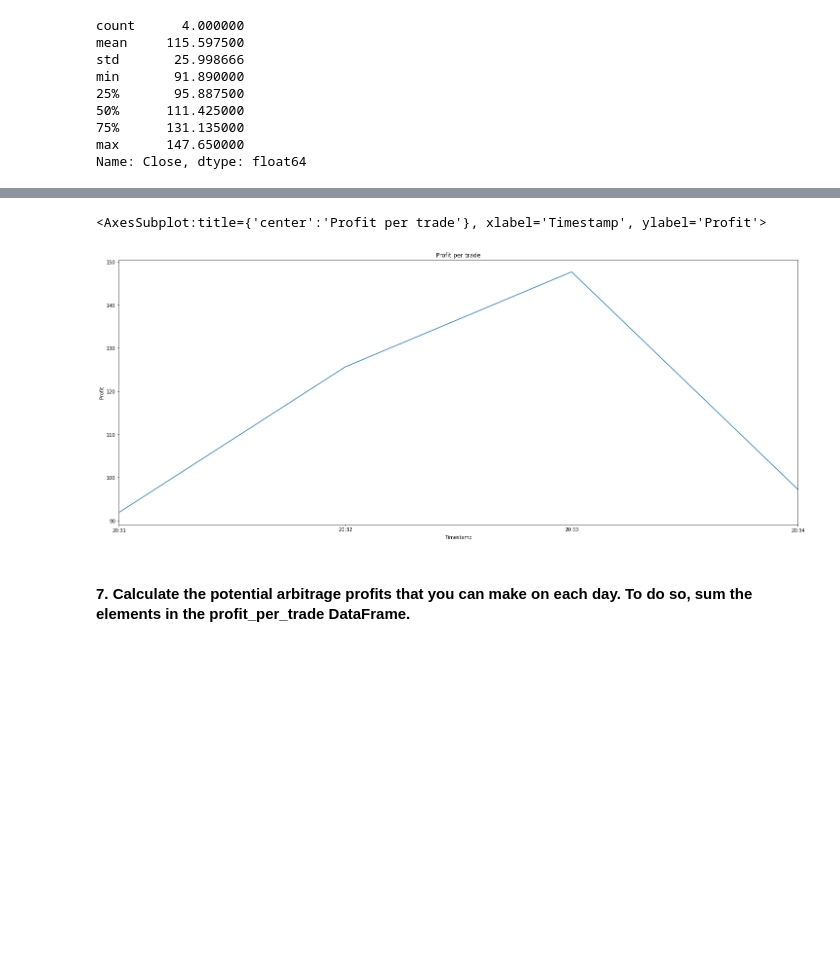
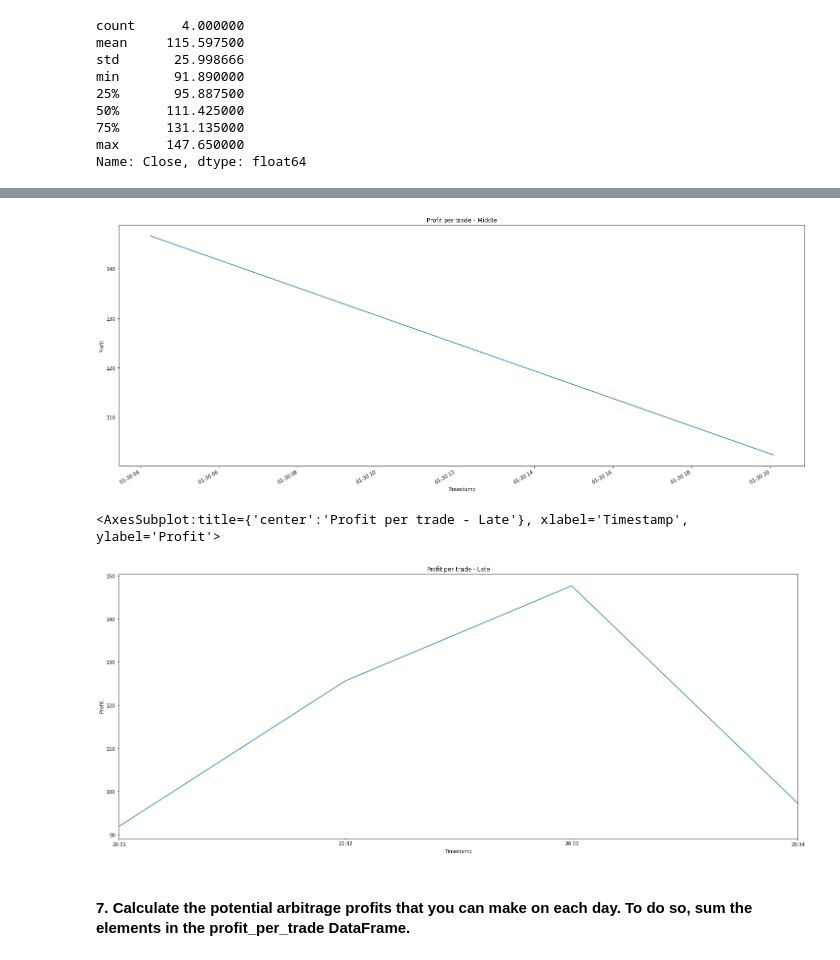
Before and after one commit to mimisull/Challenge-3, a Jupyter notebook: crypto_arbitrage.ipynb, the cells around one changed output, grey strips where cells are left out. Cells and saved outputs as stored; diff of their text form; code cells hidden in the pictures; blank space fills up the shorter version.

```diff
--- a/crypto_arbitrage.ipynb
+++ b/crypto_arbitrage.ipynb
@@ -700,3 +696,3 @@ profit_per_trade_early.plot(kind=("line"), ylabel='Profit', title='Profit per tr
 # %%
-profit_per_trade_middle.plot(kind=("line"), ylabel='Profit', title='Profit per trade', figsize=(25, 10)
+profit_per_trade_middle.plot(kind=("line"), ylabel='Profit', title='Profit per trade - Middle', figsize=(25, 10))
 # %% [output]
@@ -704,7 +700,8 @@ SyntaxError: unexpected EOF while parsing (Temp/ipykernel_12828/3794495162.py, l
+[figure, added]
 # %%
-profit_per_trade_late.plot(kind=("line"), ylabel='Profit', title='Profit per trade', figsize=(25, 10))
+profit_per_trade_late.plot(kind=("line"), ylabel='Profit', title='Profit per trade - Late', figsize=(25, 10))
 # %% [output]
-<AxesSubplot:title={'center':'Profit per trade'}, xlabel='Timestamp', ylabel='Profit'>
+<AxesSubplot:title={'center':'Profit per trade - Late'}, xlabel='Timestamp', ylabel='Profit'>
 [figure]
 # %% [markdown]
 #### 7. Calculate the potential arbitrage profits that you can make on each day. To do so, sum the elements in the profit_per_trade DataFrame.
```
Also changed, not shown: parts of 10 cells of this notebook.
